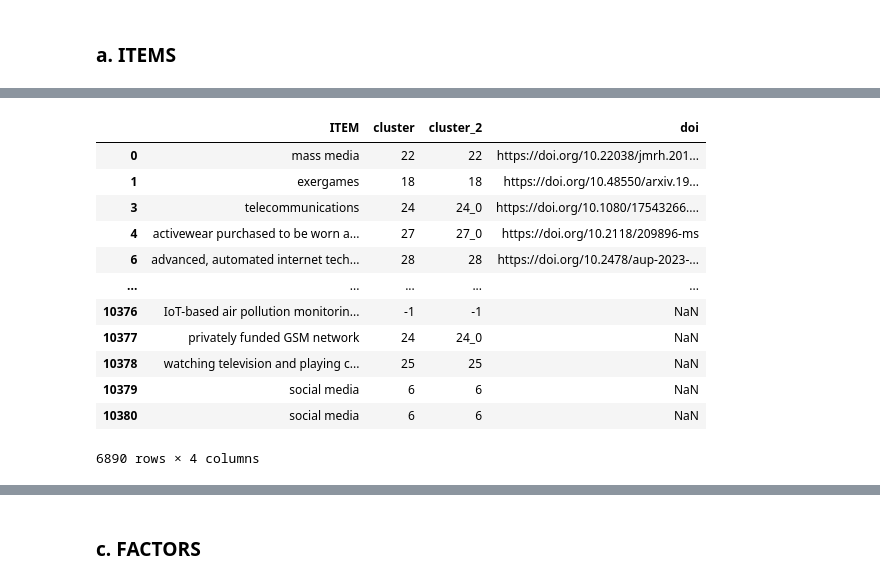
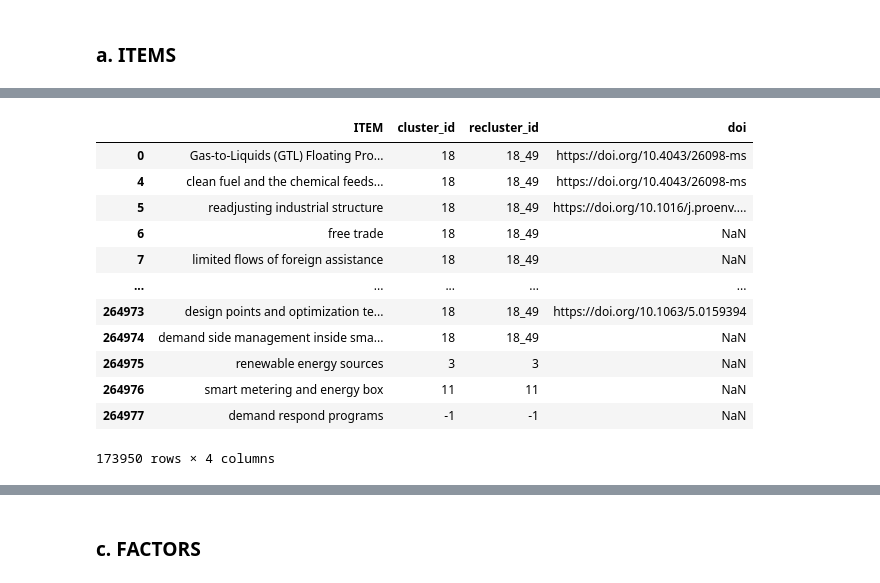
Before and after one commit to ThomasDenoirjean/Clustering_democratiser_sobriete, a Jupyter notebook: code/2_policy_clustering.ipynb, the cells around one changed output, grey strips where cells are left out. Cells and saved outputs as stored; diff of their text form; code cells hidden in the pictures.

Commit message:
clustering of C items

```diff
--- a/code/2_policy_clustering.ipynb
+++ b/code/2_policy_clustering.ipynb
@@ -90,0 +102,14 @@ corpus_list_items, corpus_embeddings_items = clusterize.get_embeddings(preproces
+# %%
+if os.path.exists(f'../embeddings/corpus_embeddings_items_{domain}.npy'):
+    print('loading embeddings from file')
+    corpus_embeddings_items = np.load(f'../embeddings/corpus_embeddings_items_{domain}.npy')
+else:
+    corpus_list_items, corpus_embeddings_items = clusterize.get_embeddings(preprocessed_items)
+    np.save(f'../embeddings/corpus_embeddings_items_{domain}', corpus_embeddings_items)
+
+if os.path.exists(f'../embeddings/corpus_list_items_{domain}.npy'):
+    print('loading corpus list from file')
+    corpus_list_items = np.load(f'../embeddings/corpus_list_items_{domain}.npy')
+else:
+    corpus_list_items, corpus_embeddings_items = clusterize.get_embeddings(preprocessed_items)
+    np.save(f'../embeddings/corpus_list_items_{domain}', corpus_list_items)
@@ -92,10 +120,10 @@ corpus_list_items, corpus_embeddings_items = clusterize.get_embeddings(preproces
 params = {
     'umap_n_neighbors': 30,
     'umap_min_dist': 0.1,
-    'umap_n_components': 30,
-    'hdbscan_min_cluster_size': 70,
+    'umap_n_components': 50,
+    'hdbscan_min_cluster_size': 300,
     'hdbscan_min_samples': 10,
-    'hdbscan_cluster_selection_epsilon': 0.0,
+    'hdbscan_cluster_selection_epsilon': 0.1,
     'hdbscan_max_cluster_size': None
 }
 
@@ -161,13 +189,8 @@ clusterize.save_results(params, results, noise_df, cluster_summary_df, hdbscan_m
 ## Re-clsutering of subdivision of clusters
 ### List of clusters to subdivide
 clusters_to_subdivide_with_params = {
-    7: {'min_cluster_size': 15, 'min_samples': 5, 'cluster_selection_epsilon': 0.1},
-    9: {'min_cluster_size': 10, 'min_samples': 5, 'cluster_selection_epsilon': 0.1},
-    16: {'min_cluster_size': 15, 'min_samples': 5, 'cluster_selection_epsilon': 0.1},
-    23: {'min_cluster_size': 15, 'min_samples': 5, 'cluster_selection_epsilon': 0.1},
-    24: {'min_cluster_size': 15, 'min_samples': 5, 'cluster_selection_epsilon': 0.1},
-    27: {'min_cluster_size': 17, 'min_samples': 5, 'cluster_selection_epsilon': 0.1},
-    30: {'min_cluster_size': 17, 'min_samples': 5, 'cluster_selection_epsilon': 0.1}
+    # 18: {'min_cluster_size': 100, 'min_samples': 5, 'cluster_selection_epsilon': 0.02} ### pas mal, tenter avec 0.03 ?
+    18: {'min_cluster_size': 100, 'min_samples': 5, 'cluster_selection_epsilon': 0.025}
 }
 
 # Subdivide selected clusters and create a new dataframe
@@ -251,27 +274,26 @@ new_noise_df
 # %%
 sentences_df = pd.DataFrame(preprocessed_items.copy())
 
-if domain == 'E': # TODO maintenant que doi dans extracted df, interagir directement avec cette colonne ?
-    doi_col = df[(df['FACTOR'] != "\"None\"") & (df['FACTOR'] != "\"rainfall estimation\"")]['doi']
+doi_col = extracted_df[['index', 'doi']].drop_duplicates(subset='index')['doi']
 
 cluster_assignment_with_correct_index = [i + 1 if i != -1 else i for i in cluster_assignment]
 
 final_df = clusterize.create_final_df(sentences_df, doi_col, cluster_assignment_with_correct_index, new_cluster_assignment, cluster_assignment_to_change_indices)
 final_df
 # %% [output]
-|  | ITEM | cluster | cluster_2 | doi |
-| 0 | mass media | 22 | 22 | https://doi.org/10.22038/jmrh.201... |
-| 1 | exergames | 18 | 18 | https://doi.org/10.48550/arxiv.19... |
-| 3 | telecommunications | 24 | 24_0 | https://doi.org/10.1080/17543266.... |
-| 4 | activewear purchased to be worn a... | 27 | 27_0 | https://doi.org/10.2118/209896-ms |
-| 6 | advanced, automated internet tech... | 28 | 28 | https://doi.org/10.2478/aup-2023-... |
+|  | ITEM | cluster_id | recluster_id | doi |
+| 0 | Gas-to-Liquids (GTL) Floating Pro... | 18 | 18_49 | https://doi.org/10.4043/26098-ms |
+| 4 | clean fuel and the chemical feeds... | 18 | 18_49 | https://doi.org/10.4043/26098-ms |
+| 5 | readjusting industrial structure | 18 | 18_49 | https://doi.org/10.1016/j.proenv.... |
+| 6 | free trade | 18 | 18_49 | NaN |
+| 7 | limited flows of foreign assistance | 18 | 18_49 | NaN |
 | ... | ... | ... | ... | ... |
-| 10376 | IoT-based air pollution monitorin... | -1 | -1 | NaN |
-| 10377 | privately funded GSM network | 24 | 24_0 | NaN |
-| 10378 | watching television and playing c... | 25 | 25 | NaN |
-| 10379 | social media | 6 | 6 | NaN |
-| 10380 | social media | 6 | 6 | NaN |
+| 264973 | design points and optimization te... | 18 | 18_49 | https://doi.org/10.1063/5.0159394 |
+| 264974 | demand side management inside sma... | 18 | 18_49 | NaN |
+| 264975 | renewable energy sources | 3 | 3 | NaN |
+| 264976 | smart metering and energy box | 11 | 11 | NaN |
+| 264977 | demand respond programs | -1 | -1 | NaN |
-6890 rows × 4 columns
+173950 rows × 4 columns
 # %%
 final_df.to_csv(f'../outputs/clusters_recluster_hdbscan_{domain}_items.csv', index=False)
 # %%
```
Also changed, not shown: parts of 18 cells of this notebook, 1 other file.
